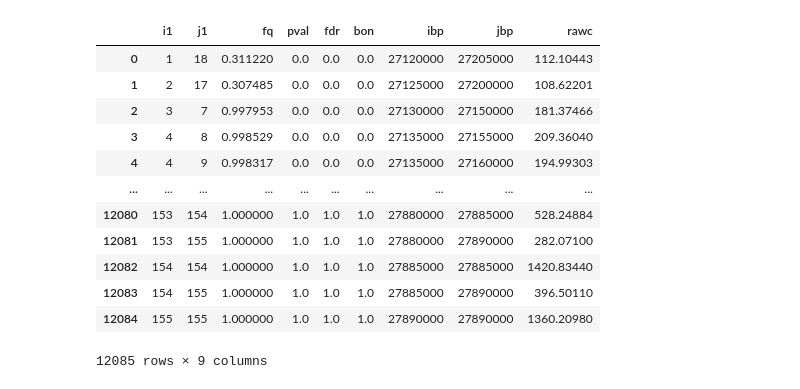
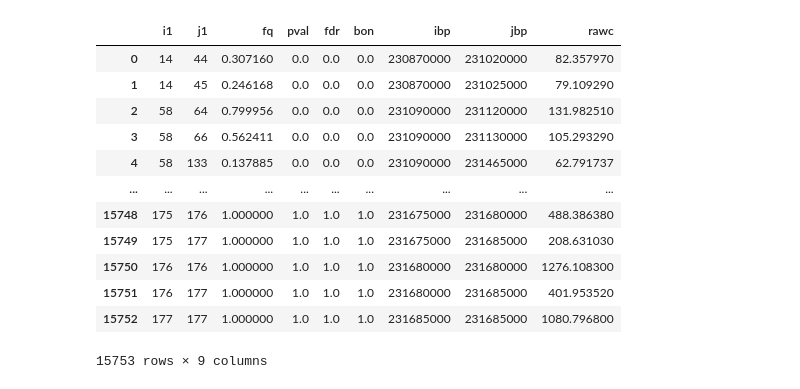
Before and after one commit to ldu3/chrompolymerDB_Project, a Jupyter notebook: Python/extraction.ipynb, the cells around one changed output. Drawn from its saved outputs; the diff is of its cells as text; code cells hidden in the pictures.

```diff
--- a/Python/extraction.ipynb
+++ b/Python/extraction.ipynb
@@ -3,19 +5,20 @@ import pandas as pd
 # %%
-file_path = "../Data/chr1.27120000.27895000/hic.clean.1/hic.clean.csv.gz"
+# file_path = "../Data/chr1.27120000.27895000/hic.clean.1/hic.clean.csv.gz"
+file_path = "../Data/chr2.230805000.231690000/hic.clean.1/hic.clean.csv.gz"
 df = pd.read_csv(file_path)
 
 df
 # %% [output]
 |  | i1 | j1 | fq | pval | fdr | bon | ibp | jbp | rawc |
-| 0 | 1 | 18 | 0.311220 | 0.0 | 0.0 | 0.0 | 27120000 | 27205000 | 112.10443 |
-| 1 | 2 | 17 | 0.307485 | 0.0 | 0.0 | 0.0 | 27125000 | 27200000 | 108.62201 |
-| 2 | 3 | 7 | 0.997953 | 0.0 | 0.0 | 0.0 | 27130000 | 27150000 | 181.37466 |
-| 3 | 4 | 8 | 0.998529 | 0.0 | 0.0 | 0.0 | 27135000 | 27155000 | 209.36040 |
-| 4 | 4 | 9 | 0.998317 | 0.0 | 0.0 | 0.0 | 27135000 | 27160000 | 194.99303 |
+| 0 | 14 | 44 | 0.307160 | 0.0 | 0.0 | 0.0 | 230870000 | 231020000 | 82.357970 |
+| 1 | 14 | 45 | 0.246168 | 0.0 | 0.0 | 0.0 | 230870000 | 231025000 | 79.109290 |
+| 2 | 58 | 64 | 0.799956 | 0.0 | 0.0 | 0.0 | 231090000 | 231120000 | 131.982510 |
+| 3 | 58 | 66 | 0.562411 | 0.0 | 0.0 | 0.0 | 231090000 | 231130000 | 105.293290 |
+| 4 | 58 | 133 | 0.137885 | 0.0 | 0.0 | 0.0 | 231090000 | 231465000 | 62.791737 |
 | ... | ... | ... | ... | ... | ... | ... | ... | ... | ... |
-| 12080 | 153 | 154 | 1.000000 | 1.0 | 1.0 | 1.0 | 27880000 | 27885000 | 528.24884 |
-| 12081 | 153 | 155 | 1.000000 | 1.0 | 1.0 | 1.0 | 27880000 | 27890000 | 282.07100 |
-| 12082 | 154 | 154 | 1.000000 | 1.0 | 1.0 | 1.0 | 27885000 | 27885000 | 1420.83440 |
-| 12083 | 154 | 155 | 1.000000 | 1.0 | 1.0 | 1.0 | 27885000 | 27890000 | 396.50110 |
-| 12084 | 155 | 155 | 1.000000 | 1.0 | 1.0 | 1.0 | 27890000 | 27890000 | 1360.20980 |
+| 15748 | 175 | 176 | 1.000000 | 1.0 | 1.0 | 1.0 | 231675000 | 231680000 | 488.386380 |
+| 15749 | 175 | 177 | 1.000000 | 1.0 | 1.0 | 1.0 | 231675000 | 231685000 | 208.631030 |
+| 15750 | 176 | 176 | 1.000000 | 1.0 | 1.0 | 1.0 | 231680000 | 231680000 | 1276.108300 |
+| 15751 | 176 | 177 | 1.000000 | 1.0 | 1.0 | 1.0 | 231680000 | 231685000 | 401.953520 |
+| 15752 | 177 | 177 | 1.000000 | 1.0 | 1.0 | 1.0 | 231685000 | 231685000 | 1080.796800 |
-12085 rows × 9 columns
+15753 rows × 9 columns
```
Also changed, not shown: parts of 2 cells of this notebook, 1 other file.
